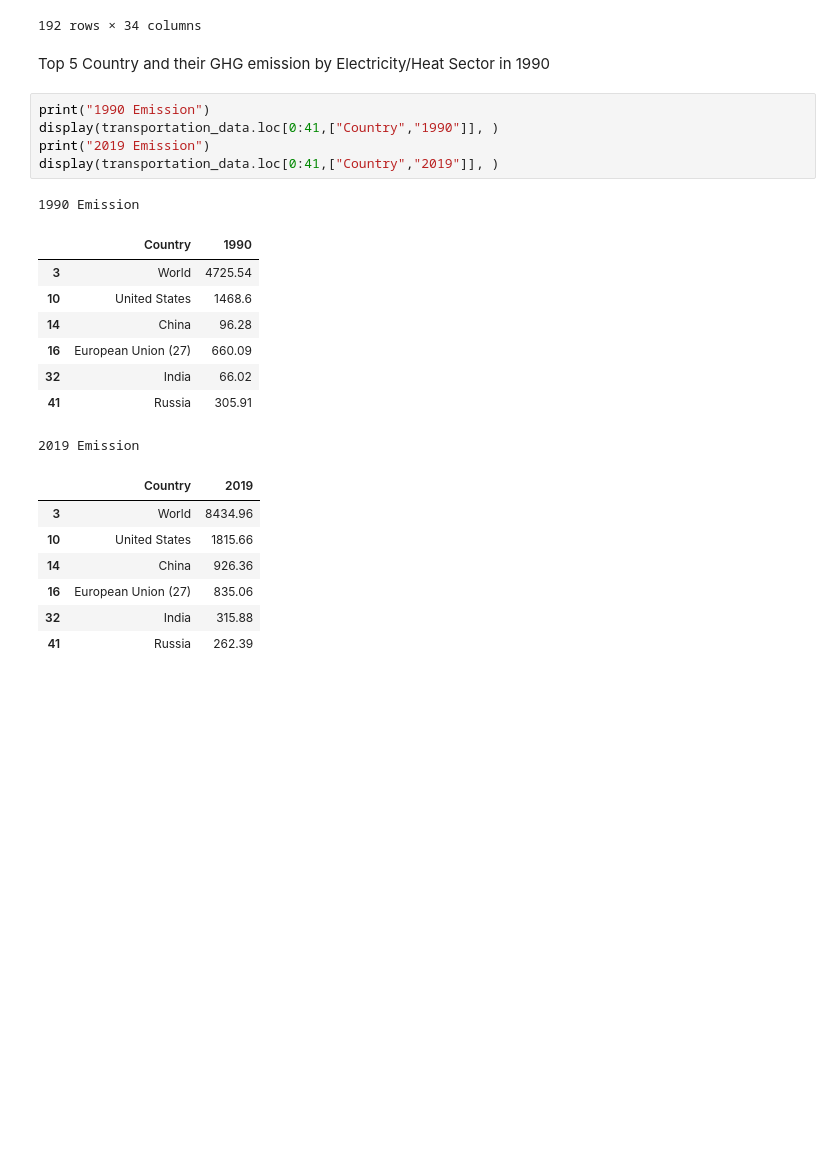
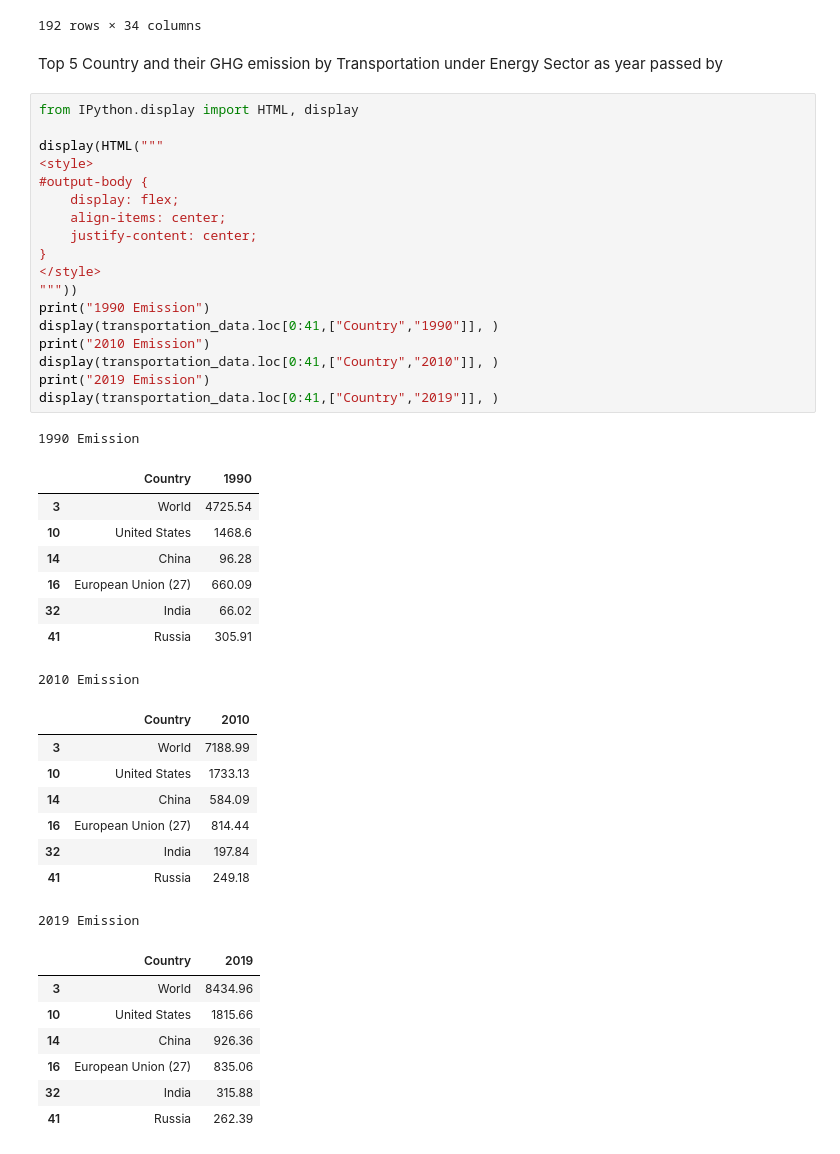
Before and after one commit to KJLumalang/ITBA-3206_Planeteers, a Jupyter notebook: ITBA_3206_Planeteers.ipynb, the cells around one changed output. Saved outputs shown, nothing was run; the diff lists cells and outputs as text; blank space fills up the shorter version.

```diff
--- a/ITBA_3206_Planeteers.ipynb
+++ b/ITBA_3206_Planeteers.ipynb
@@ -247,26 +329,47 @@ display(transportation_data)
 | 577 | Tuvalu | Transportation | ... | 0.0 | 0.0 |
 192 rows × 34 columns
 # %% [markdown]
-Top 5 Country and their GHG emission by Electricity/Heat Sector in 1990
+Top 5 Country and their GHG emission by Transportation under Energy Sector as year passed by
 # %%
+from IPython.display import HTML, display
+
+display(HTML("""
+<style>
+#output-body {
+    display: flex;
+    align-items: center;
+    justify-content: center;
+}
+</style>
+"""))
 print("1990 Emission")
 display(transportation_data.loc[0:41,["Country","1990"]], )
+print("2010 Emission")
+display(transportation_data.loc[0:41,["Country","2010"]], )
 print("2019 Emission")
 display(transportation_data.loc[0:41,["Country","2019"]], )
 # %% [output]
 1990 Emission
 |  | Country | 1990 |
 | 3 | World | 4725.54 |
 | 10 | United States | 1468.6 |
 | 14 | China | 96.28 |
 | 16 | European Union (27) | 660.09 |
 | 32 | India | 66.02 |
 | 41 | Russia | 305.91 |
-2019 Emission
+2010 Emission
-|  | Country | 2019 |
-| 3 | World | 8434.96 |
-| 10 | United States | 1815.66 |
-| 14 | China | 926.36 |
-| 16 | European Union (27) | 835.06 |
-| 32 | India | 315.88 |
-| 41 | Russia | 262.39 |
+|  | Country | 2010 |
+| 3 | World | 7188.99 |
+| 10 | United States | 1733.13 |
+| 14 | China | 584.09 |
+| 16 | European Union (27) | 814.44 |
+| 32 | India | 197.84 |
+| 41 | Russia | 249.18 |
+2019 Emission
+|  | Country | 2019 |
+| 3 | World | 8434.96 |
+| 10 | United States | 1815.66 |
+| 14 | China | 926.36 |
+| 16 | European Union (27) | 835.06 |
+| 32 | India | 315.88 |
+| 41 | Russia | 262.39 |
```
Also changed, not shown: parts of 13 cells of this notebook.
